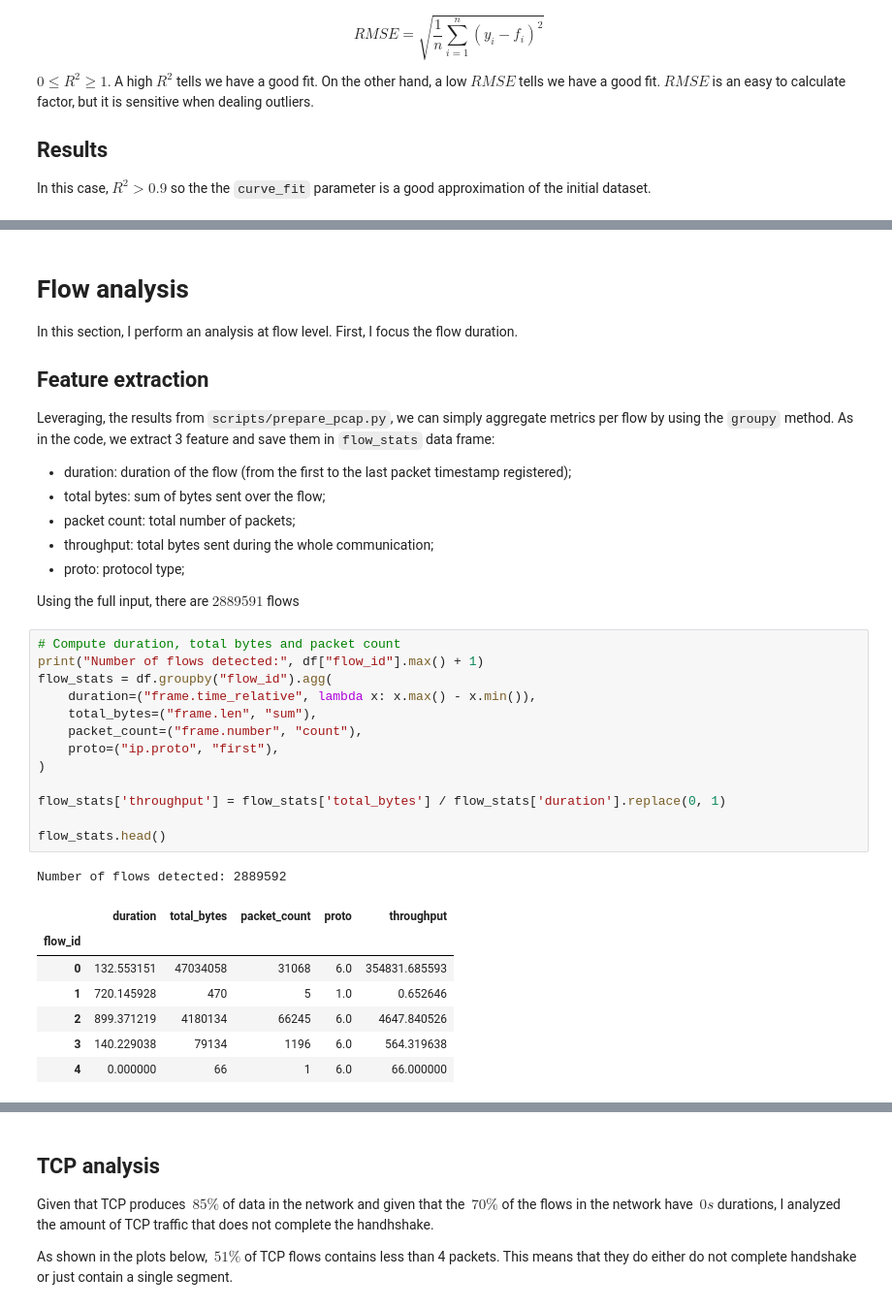
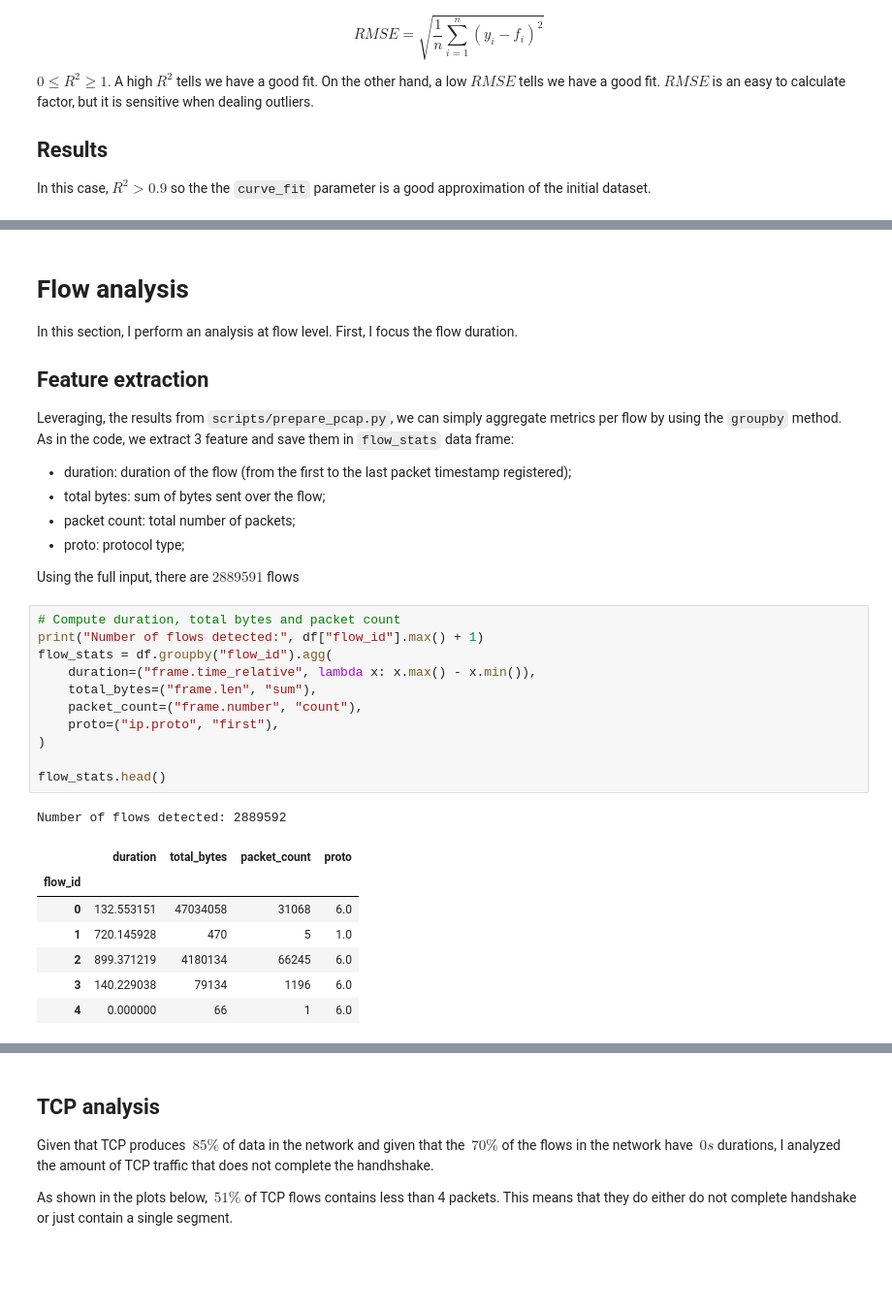
Before and after one commit to alarmfox/imdea-assignement, a Jupyter notebook: analysis.ipynb, the cells around one changed output, grey strips where cells are left out. Shown at 97% size. Saved outputs shown, nothing was run; the diff lists cells and outputs as text; blank space fills up the shorter version.

```diff
--- a/analysis.ipynb
+++ b/analysis.ipynb
@@ -190,37 +190,34 @@ RMSE: 0.00044886116288780876
 In this section, I perform an analysis at flow level. First, I focus the flow duration.
 
 ## Feature extraction
-Leveraging, the results from `scripts/prepare_pcap.py`, we can simply aggregate metrics per flow by using the `groupy` method. As in the code, we extract 3 feature and save them in `flow_stats` data frame:
+Leveraging, the results from `scripts/prepare_pcap.py`, we can simply aggregate metrics per flow by using the `groupby` method. As in the code, we extract 3 feature and save them in `flow_stats` data frame:
 
 - duration: duration of the flow (from the first to the last packet timestamp registered);
 - total bytes: sum of bytes sent over the flow;
 - packet count: total number of packets;
-- throughput: total bytes sent during the whole communication;
 - proto: protocol type;
 
 Using the full input, there are $2889591$ flows
 # %%
 # Compute duration, total bytes and packet count
 print("Number of flows detected:", df["flow_id"].max() + 1)
 flow_stats = df.groupby("flow_id").agg(
     duration=("frame.time_relative", lambda x: x.max() - x.min()),
     total_bytes=("frame.len", "sum"),
     packet_count=("frame.number", "count"),
     proto=("ip.proto", "first"),
 )
 
-flow_stats['throughput'] = flow_stats['total_bytes'] / flow_stats['duration'].replace(0, 1)
-
 flow_stats.head()
 # %% [output]
 Number of flows detected: 2889592
-|  | duration | total_bytes | packet_count | proto | throughput |
-| flow_id |  |  |  |  |  |
-| 0 | 132.553151 | 47034058 | 31068 | 6.0 | 354831.685593 |
-| 1 | 720.145928 | 470 | 5 | 1.0 | 0.652646 |
-| 2 | 899.371219 | 4180134 | 66245 | 6.0 | 4647.840526 |
-| 3 | 140.229038 | 79134 | 1196 | 6.0 | 564.319638 |
-| 4 | 0.000000 | 66 | 1 | 6.0 | 66.000000 |
+|  | duration | total_bytes | packet_count | proto |
+| flow_id |  |  |  |  |
+| 0 | 132.553151 | 47034058 | 31068 | 6.0 |
+| 1 | 720.145928 | 470 | 5 | 1.0 |
+| 2 | 899.371219 | 4180134 | 66245 | 6.0 |
+| 3 | 140.229038 | 79134 | 1196 | 6.0 |
+| 4 | 0.000000 | 66 | 1 | 6.0 |
 # %% [markdown]
 ## Flow durations analysis
 First we plot all the flow durations. To avoid scale problem, I am using $\log_{10}$ scale. At first glance, we notice that the most majority of these connections are very short lived. Looking at the `CDF`, we can understand more than $70%$ of the flows have zero durations.
```
Also changed, not shown: parts of 15 cells of this notebook, 13 other files.
